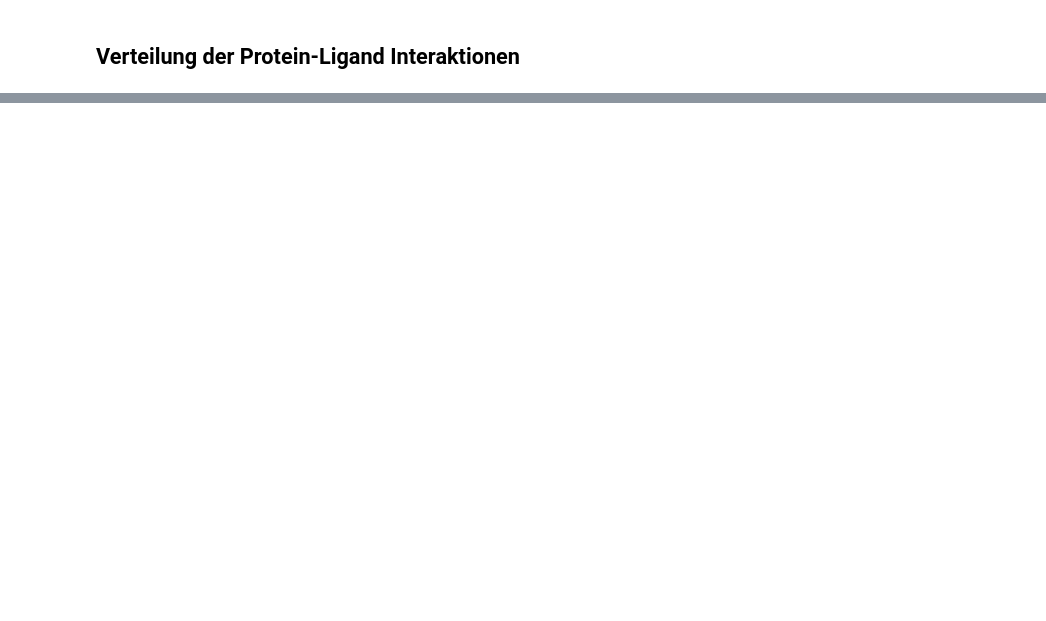
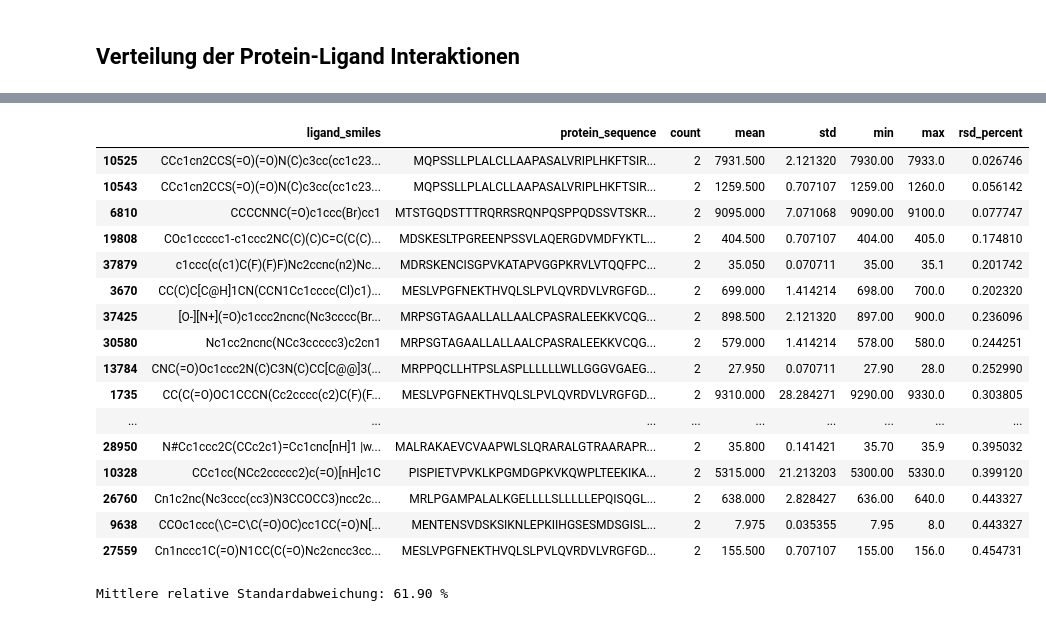
Before and after one commit to hempelt/Masterthesis, a Jupyter notebook: notebooks/EDA.ipynb, the cells around one changed output, grey strips where cells are left out. Cells and saved outputs as stored; diff of their text form; code cells hidden in the pictures; blank space fills up the shorter version.

```diff
--- a/notebooks/EDA.ipynb
+++ b/notebooks/EDA.ipynb
@@ -675,0 +585,41 @@ repeated_pairs.sort_values("std", ascending=False).head(10)
+# %%
+# Berechne die Anzahl der Messungen, den Mittelwert, die Standardabweichung, das Minimum und das Maximum der IC50-Werte für jedes Ligand-Protein-Paar.
+pair_stats = df.groupby(["ligand_smiles", "protein_sequence"])["ic50_nm"].agg(
+    count="count",
+    mean="mean",
+    std="std",
+    min="min",
+    max="max"
+).reset_index()
+
+# Relative Standardabweichung in %
+pair_stats["rsd_percent"] = (pair_stats["std"] / pair_stats["mean"]) * 100
+
+repeated_pairs = pair_stats[pair_stats["count"] > 1]
+
+repeated_pairs.sort_values("rsd_percent", ascending=True).head(20)
+# %% [output]
+|  | ligand_smiles | protein_sequence | count | mean | std | min | max | rsd_percent |
+| 10525 | CCc1cn2CCS(=O)(=O)N(C)c3cc(cc1c23... | MQPSSLLPLALCLLAAPASALVRIPLHKFTSIR... | 2 | 7931.500 | 2.121320 | 7930.00 | 7933.0 | 0.026746 |
+| 10543 | CCc1cn2CCS(=O)(=O)N(C)c3cc(cc1c23... | MQPSSLLPLALCLLAAPASALVRIPLHKFTSIR... | 2 | 1259.500 | 0.707107 | 1259.00 | 1260.0 | 0.056142 |
+| 6810 | CCCCNNC(=O)c1ccc(Br)cc1 | MTSTGQDSTTTRQRRSRQNPQSPPQDSSVTSKR... | 2 | 9095.000 | 7.071068 | 9090.00 | 9100.0 | 0.077747 |
+| 19808 | COc1ccccc1-c1ccc2NC(C)(C)C=C(C(C)... | MDSKESLTPGREENPSSVLAQERGDVMDFYKTL... | 2 | 404.500 | 0.707107 | 404.00 | 405.0 | 0.174810 |
+| 37879 | c1ccc(c(c1)C(F)(F)F)Nc2ccnc(n2)Nc... | MDRSKENCISGPVKATAPVGGPKRVLVTQQFPC... | 2 | 35.050 | 0.070711 | 35.00 | 35.1 | 0.201742 |
+| 3670 | CC(C)C[C@H]1CN(CCN1Cc1cccc(Cl)c1)... | MESLVPGFNEKTHVQLSLPVLQVRDVLVRGFGD... | 2 | 699.000 | 1.414214 | 698.00 | 700.0 | 0.202320 |
+| 37425 | [O-][N+](=O)c1ccc2ncnc(Nc3cccc(Br... | MRPSGTAGAALLALLAALCPASRALEEKKVCQG... | 2 | 898.500 | 2.121320 | 897.00 | 900.0 | 0.236096 |
+| 30580 | Nc1cc2ncnc(NCc3ccccc3)c2cn1 | MRPSGTAGAALLALLAALCPASRALEEKKVCQG... | 2 | 579.000 | 1.414214 | 578.00 | 580.0 | 0.244251 |
+| 13784 | CNC(=O)Oc1ccc2N(C)C3N(C)CC[C@@]3(... | MRPPQCLLHTPSLASPLLLLLLWLLGGGVGAEG... | 2 | 27.950 | 0.070711 | 27.90 | 28.0 | 0.252990 |
+| 1735 | CC(C(=O)OC1CCCN(Cc2cccc(c2)C(F)(F... | MESLVPGFNEKTHVQLSLPVLQVRDVLVRGFGD... | 2 | 9310.000 | 28.284271 | 9290.00 | 9330.0 | 0.303805 |
+| ... | ... | ... | ... | ... | ... | ... | ... | ... |
+| 28950 | N#Cc1ccc2C(CCc2c1)=Cc1cnc[nH]1 |w... | MALRAKAEVCVAAPWLSLQRARALGTRAARAPR... | 2 | 35.800 | 0.141421 | 35.70 | 35.9 | 0.395032 |
+| 10328 | CCc1cc(NCc2ccccc2)c(=O)[nH]c1C | PISPIETVPVKLKPGMDGPKVKQWPLTEEKIKA... | 2 | 5315.000 | 21.213203 | 5300.00 | 5330.0 | 0.399120 |
+| 26760 | Cn1c2nc(Nc3ccc(cc3)N3CCOCC3)ncc2c... | MRLPGAMPALALKGELLLLSLLLLLEPQISQGL... | 2 | 638.000 | 2.828427 | 636.00 | 640.0 | 0.443327 |
+| 9638 | CCOc1ccc(\C=C\C(=O)OC)cc1CC(=O)N[... | MENTENSVDSKSIKNLEPKIIHGSESMDSGISL... | 2 | 7.975 | 0.035355 | 7.95 | 8.0 | 0.443327 |
+| 27559 | Cn1nccc1C(=O)N1CC(C(=O)Nc2cncc3cc... | MESLVPGFNEKTHVQLSLPVLQVRDVLVRGFGD... | 2 | 155.500 | 0.707107 | 155.00 | 156.0 | 0.454731 |
+# %%
+# Berechne den Mittelwert aller relativen Standardabweichungen
+mean_rsd_percent = repeated_pairs["rsd_percent"].mean()
+
+print(f"Mittlere relative Standardabweichung: {mean_rsd_percent:.2f} %")
+# %% [output]
+Mittlere relative Standardabweichung: 61.90 %
```
Also changed, not shown: parts of 39 cells of this notebook, 24 other files.
